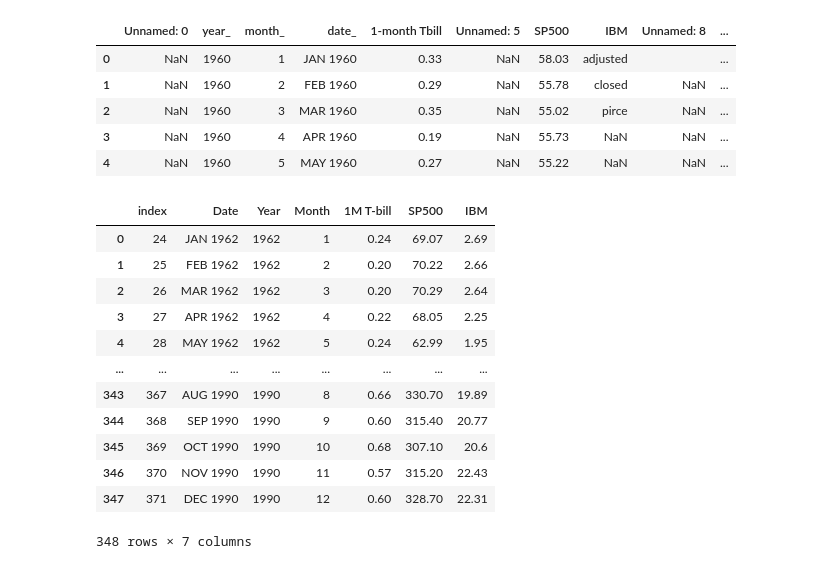
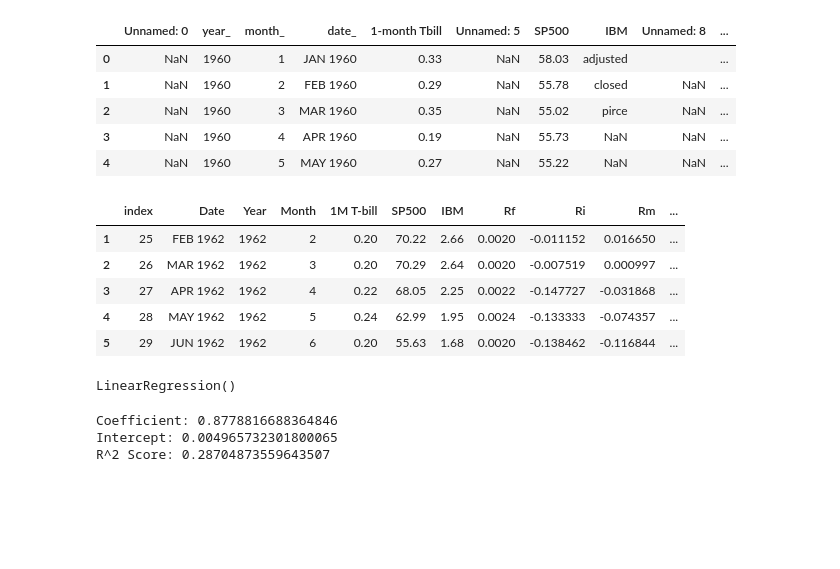
Before and after one commit to talhajamal11/regression_analysis, a Jupyter notebook: src/linear_regression .ipynb, the cells around one changed output. Drawn from its saved outputs; the diff is of its cells as text; code cells hidden in the pictures; blank space fills up the shorter version.

```diff
--- a/src/linear_regression .ipynb
+++ b/src/linear_regression .ipynb
@@ -19,18 +20,20 @@ data.drop(['Unnamed: 0', 'Unnamed: 5'], axis=1, inplace=True)
 data.columns = ['Year', 'Month', 'Date', '1M T-bill', 'SP500', 'IBM']
 data = data[['Date', 'Year', 'Month', '1M T-bill', 'SP500', 'IBM']]
 data.dropna(inplace=True)
-data.reset_index()
+data.reset_index(inplace=True)
-# %% [output]
-|  | index | Date | Year | Month | 1M T-bill | SP500 | IBM |
-| 0 | 24 | JAN 1962 | 1962 | 1 | 0.24 | 69.07 | 2.69 |
-| 1 | 25 | FEB 1962 | 1962 | 2 | 0.20 | 70.22 | 2.66 |
-| 2 | 26 | MAR 1962 | 1962 | 3 | 0.20 | 70.29 | 2.64 |
-| 3 | 27 | APR 1962 | 1962 | 4 | 0.22 | 68.05 | 2.25 |
-| 4 | 28 | MAY 1962 | 1962 | 5 | 0.24 | 62.99 | 1.95 |
-| ... | ... | ... | ... | ... | ... | ... | ... |
-| 343 | 367 | AUG 1990 | 1990 | 8 | 0.66 | 330.70 | 19.89 |
-| 344 | 368 | SEP 1990 | 1990 | 9 | 0.60 | 315.40 | 20.77 |
-| 345 | 369 | OCT 1990 | 1990 | 10 | 0.68 | 307.10 | 20.6 |
-| 346 | 370 | NOV 1990 | 1990 | 11 | 0.57 | 315.20 | 22.43 |
-| 347 | 371 | DEC 1990 | 1990 | 12 | 0.60 | 328.70 | 22.31 |
-348 rows × 7 columns
+# %%
+# Generate Features for Simple CAPM Regression
+data['Rf'] = data['1M T-bill'] / 100
+data['Ri'] = (data['IBM'] / data['IBM'].shift(1)) - 1
+data['Rm'] = (data['SP500'] / data['SP500'].shift(1)) - 1
+data['Excess Return'] = data['Ri'] - data['Rf']
+data['Market Excess Return'] = data['Rm'] - data['Rf']
+data.dropna(inplace=True)
+data.head()
+# %% [output]
+|  | index | Date | Year | Month | 1M T-bill | SP500 | IBM | Rf | Ri | Rm | ... |
+| 1 | 25 | FEB 1962 | 1962 | 2 | 0.20 | 70.22 | 2.66 | 0.0020 | -0.011152 | 0.016650 | ... |
+| 2 | 26 | MAR 1962 | 1962 | 3 | 0.20 | 70.29 | 2.64 | 0.0020 | -0.007519 | 0.000997 | ... |
+| 3 | 27 | APR 1962 | 1962 | 4 | 0.22 | 68.05 | 2.25 | 0.0022 | -0.147727 | -0.031868 | ... |
+| 4 | 28 | MAY 1962 | 1962 | 5 | 0.24 | 62.99 | 1.95 | 0.0024 | -0.133333 | -0.074357 | ... |
+| 5 | 29 | JUN 1962 | 1962 | 6 | 0.20 | 55.63 | 1.68 | 0.0020 | -0.138462 | -0.116844 | ... |
@@ -36,0 +50,6 @@ data.reset_index()
+# %%
+# Run Simple CAPM Model
+simple_capm = LinearRegression()
+simple_capm.fit(X_train, Y_train)
+# %% [output]
+LinearRegression()
@@ -36,0 +58,12 @@ data.reset_index()
+# %%
+# Coefficient and Intercept
+print(f"Coefficient: {simple_capm.coef_[0]}")
+print(f"Intercept: {simple_capm.intercept_}")
+
+# Scoring the model (R^2 Score)
+r2_score = simple_capm.score(X_test, Y_test)
+print(f"R^2 Score: {r2_score}")
+# %% [output]
+Coefficient: 0.8778816688364846
+Intercept: 0.004965732301800065
+R^2 Score: 0.28704873559643507
```
Also changed, not shown: parts of 4 cells of this notebook, 1 other file.
